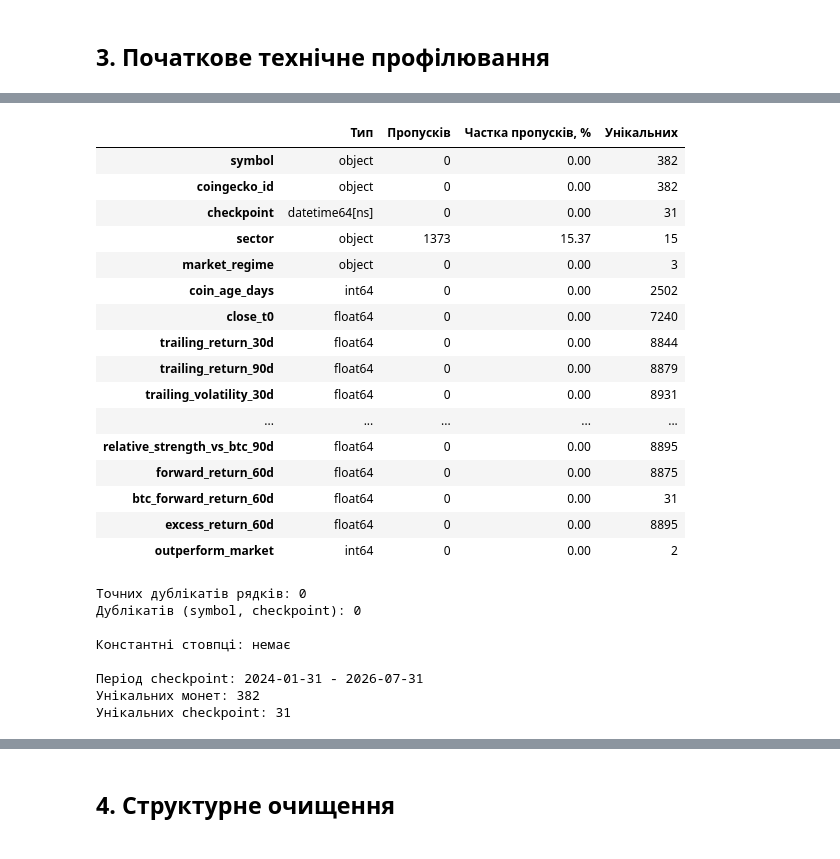
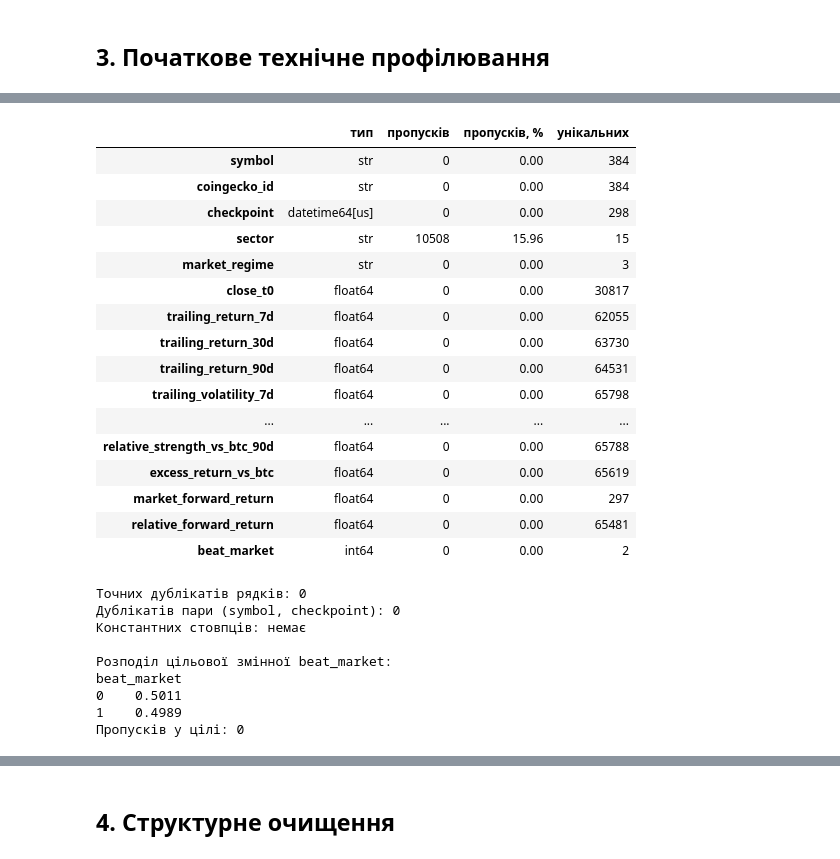
Before and after one commit to Fl0n1x/crypto-perspective-coursework, a Jupyter notebook: Пашко_coursework.ipynb, the cells around one changed output, grey strips where cells are left out. Cells and saved outputs as stored; diff of their text form; code cells hidden in the pictures.

```diff
--- a/Пашко_coursework.ipynb
+++ b/Пашко_coursework.ipynb
@@ -51,7 +36,11 @@ pandas 2.3.3 | numpy 2.4.6
 # %%
-RAW_PATH = "data/raw/raw_crypto_perspective_panel.csv"
+RAW_PATH = "data/raw/raw_crypto_weekly_panel.csv.gz"
 df_raw = pd.read_csv(RAW_PATH, parse_dates=["checkpoint"])
 
 print("Розмір сирого датасету:", df_raw.shape)
-df_raw.head()
+print("Період:", df_raw["checkpoint"].min().date(), "-", df_raw["checkpoint"].max().date())
+print("Унікальних монет:", df_raw["symbol"].nunique())
+print("Унікальних тижнів:", df_raw["checkpoint"].nunique())
+print("Монет на тиждень: від", df_raw.groupby("checkpoint").size().min(),
+      "до", df_raw.groupby("checkpoint").size().max())
 # %% [output]
@@ -92,45 +76,48 @@ memory usage: 1.2+ MB
 # %%
 profile = pd.DataFrame({
-    "Тип": df_raw.dtypes.astype(str),
-    "Пропусків": df_raw.isna().sum(),
-    "Частка пропусків, %": (df_raw.isna().mean() * 100).round(2),
-    "Унікальних": df_raw.nunique(),
+    "тип": df_raw.dtypes.astype(str),
+    "пропусків": df_raw.isna().sum(),
+    "пропусків, %": (df_raw.isna().mean() * 100).round(2),
+    "унікальних": df_raw.nunique(),
 })
 profile
 # %% [output]
-|  | Тип | Пропусків | Частка пропусків, % | Унікальних |
-| symbol | object | 0 | 0.00 | 382 |
-| coingecko_id | object | 0 | 0.00 | 382 |
-| checkpoint | datetime64[ns] | 0 | 0.00 | 31 |
-| sector | object | 1373 | 15.37 | 15 |
-| market_regime | object | 0 | 0.00 | 3 |
-| coin_age_days | int64 | 0 | 0.00 | 2502 |
-| close_t0 | float64 | 0 | 0.00 | 7240 |
-| trailing_return_30d | float64 | 0 | 0.00 | 8844 |
-| trailing_return_90d | float64 | 0 | 0.00 | 8879 |
-| trailing_volatility_30d | float64 | 0 | 0.00 | 8931 |
+|  | тип | пропусків | пропусків, % | унікальних |
+| symbol | str | 0 | 0.00 | 384 |
+| coingecko_id | str | 0 | 0.00 | 384 |
+| checkpoint | datetime64[us] | 0 | 0.00 | 298 |
+| sector | str | 10508 | 15.96 | 15 |
+| market_regime | str | 0 | 0.00 | 3 |
+| close_t0 | float64 | 0 | 0.00 | 30817 |
+| trailing_return_7d | float64 | 0 | 0.00 | 62055 |
+| trailing_return_30d | float64 | 0 | 0.00 | 63730 |
+| trailing_return_90d | float64 | 0 | 0.00 | 64531 |
+| trailing_volatility_7d | float64 | 0 | 0.00 | 65798 |
 | ... | ... | ... | ... | ... |
-| relative_strength_vs_btc_90d | float64 | 0 | 0.00 | 8895 |
-| forward_return_60d | float64 | 0 | 0.00 | 8875 |
-| btc_forward_return_60d | float64 | 0 | 0.00 | 31 |
-| excess_return_60d | float64 | 0 | 0.00 | 8895 |
-| outperform_market | int64 | 0 | 0.00 | 2 |
+| relative_strength_vs_btc_90d | float64 | 0 | 0.00 | 65788 |
+| excess_return_vs_btc | float64 | 0 | 0.00 | 65619 |
+| market_forward_return | float64 | 0 | 0.00 | 297 |
+| relative_forward_return | float64 | 0 | 0.00 | 65481 |
+| beat_market | int64 | 0 | 0.00 | 2 |
 # %%
 print("Точних дублікатів рядків:", int(df_raw.duplicated().sum()))
-print("Дублікатів (symbol, checkpoint):", int(df_raw.duplicated(subset=['symbol', 'checkpoint']).sum()))
+print("Дублікатів пари (symbol, checkpoint):",
+      int(df_raw.duplicated(subset=["symbol", "checkpoint"]).sum()))
+
+const_cols = [c for c in df_raw.columns if df_raw[c].nunique(dropna=False) <= 1]
+print("Константних стовпців:", const_cols if const_cols else "немає")
+
 print()
-constant_cols = [c for c in df_raw.columns if df_raw[c].nunique(dropna=False) <= 1]
-print("Константні стовпці:", constant_cols if constant_cols else "немає")
-print()
-print("Період checkpoint:", df_raw['checkpoint'].min().date(), "-", df_raw['checkpoint'].max().date())
-print("Унікальних монет:", df_raw['symbol'].nunique())
-print("Унікальних checkpoint:", df_raw['checkpoint'].nunique())
+print("Розподіл цільової змінної beat_market:")
+print(df_raw["beat_market"].value_counts(normalize=True).round(4).to_string())
+print("Пропусків у цілі:", int(df_raw["beat_market"].isna().sum()))
 # %% [output]
 Точних дублікатів рядків: 0
-Дублікатів (symbol, checkpoint): 0
+Дублікатів пари (symbol, checkpoint): 0
+Константних стовпців: немає
 
-Константні стовпці: немає
-
-Період checkpoint: 2024-01-31 - 2026-07-31
-Унікальних монет: 382
-Унікальних checkpoint: 31
+Розподіл цільової змінної beat_market:
+beat_market
+0    0.5011
+1    0.4989
+Пропусків у цілі: 0
```
Also changed, not shown: parts of 108 cells of this notebook, 44 other files.
